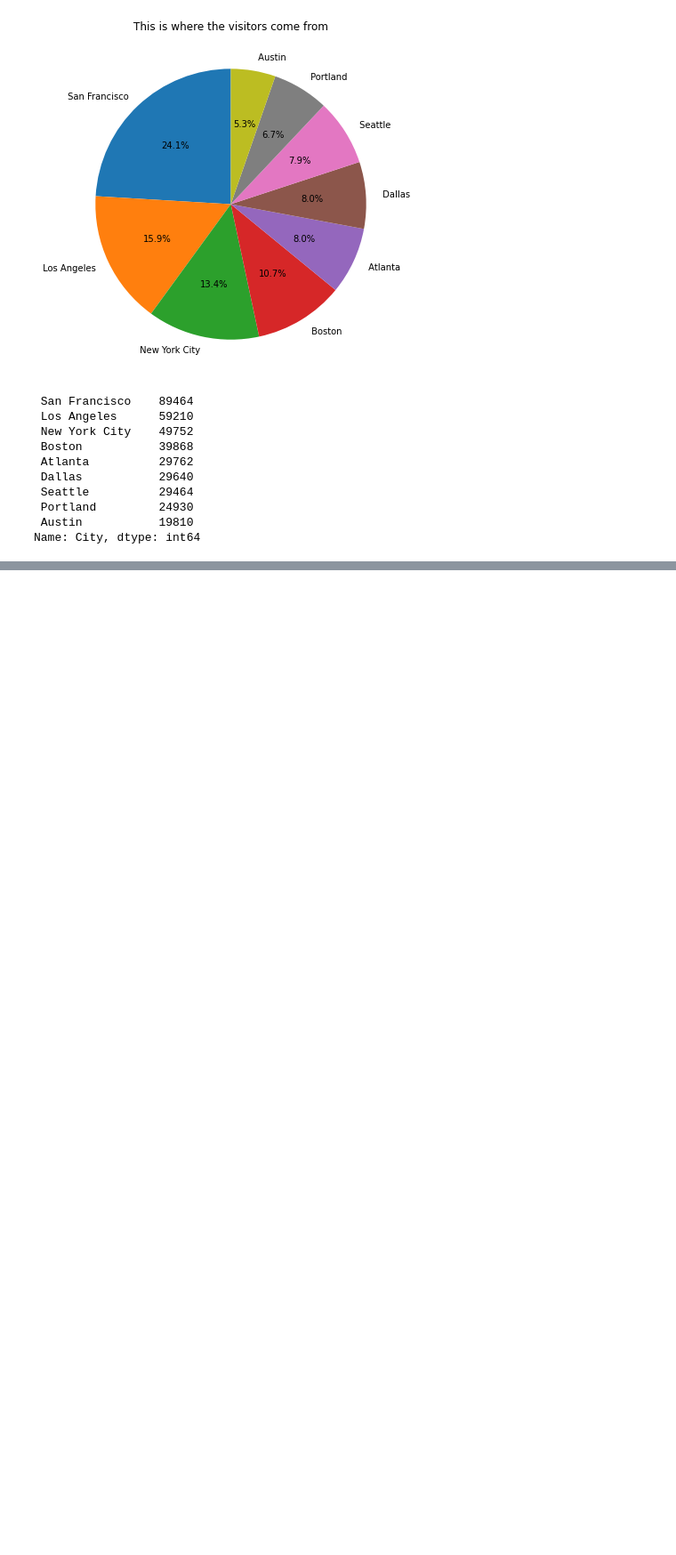
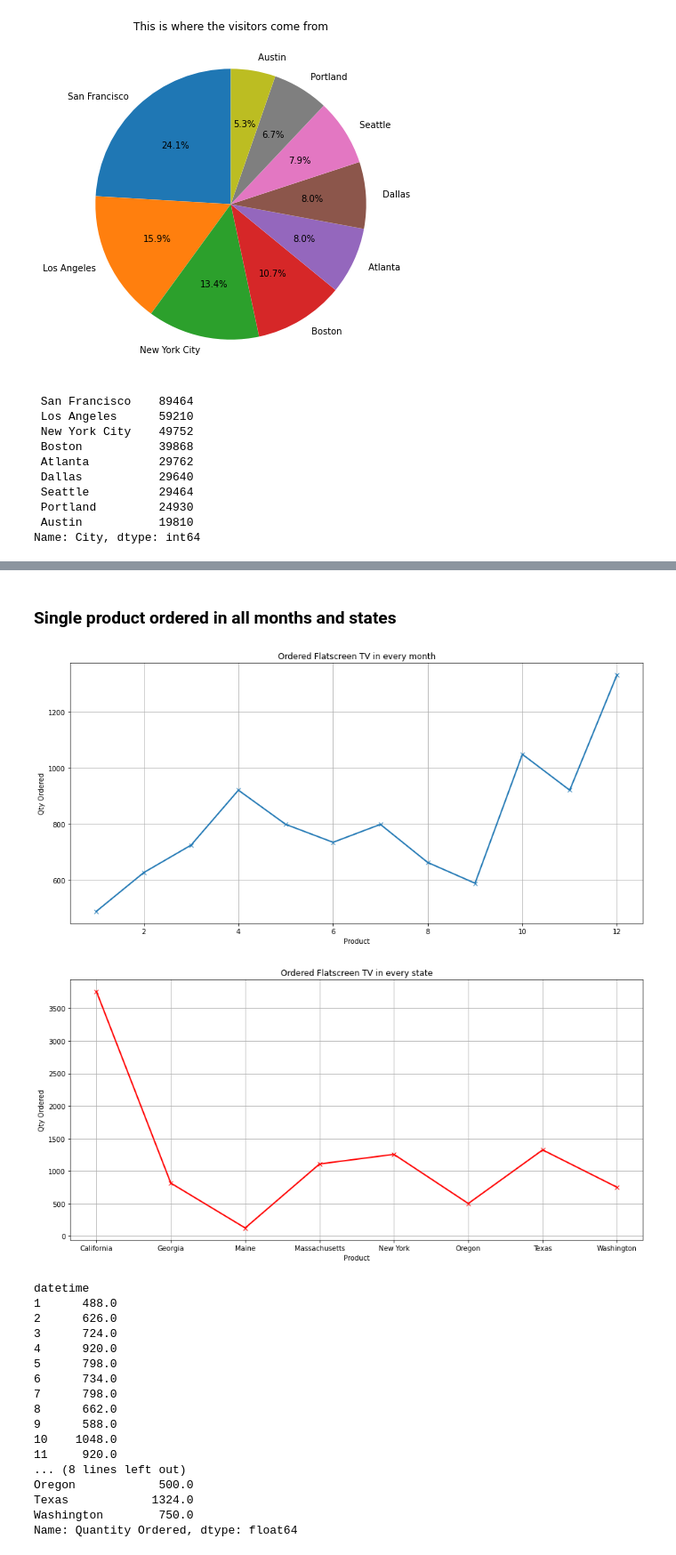
Before and after one commit to MuhammadYusron1/BigData-n-Analytics, a Jupyter notebook: electronics-store-sales-analysis/store_sales_analysis.ipynb, the cells around one changed output, grey strips where cells are left out. Shown at 89% size. Cells and saved outputs as stored; diff of their text form; code cells hidden in the pictures; blank space fills up the shorter version.

```diff
--- a/electronics-store-sales-analysis/store_sales_analysis.ipynb
+++ b/electronics-store-sales-analysis/store_sales_analysis.ipynb
@@ -300,0 +337,49 @@ Index: []
+# %% [markdown]
+### Single product ordered in all months and states
+# %%
+# In every Months
+monthlyProduct = sales_df[sales_df["Product"] == "Flatscreen TV"].groupby(sales_df["datetime"].dt.month)[["Quantity Ordered", "Price Each"]].sum()
+
+# In every States
+inStateProduct = sales_df[sales_df["Product"] == "Flatscreen TV"].groupby("State")[["Quantity Ordered", "Price Each"]].sum()
+
+fig1, ax = plt.subplots(figsize=(15,7))
+plt.title("Ordered Flatscreen TV in every month")
+plt.xlabel("Product")
+plt.ylabel("Qty Ordered")
+plt.xticks(rotation=0)
+plt.grid(True)
+ax.plot(monthlyProduct.index, monthlyProduct["Quantity Ordered"], 'x-', linewidth=2.0)
+
+fig2, ax = plt.subplots(figsize=(15,7))
+plt.title("Ordered Flatscreen TV in every state")
+plt.xlabel("Product")
+plt.ylabel("Qty Ordered")
+plt.xticks(rotation=0)
+plt.grid(True)
+ax.plot(inStateProduct.index, inStateProduct["Quantity Ordered"], 'x-r', linewidth=2.0)
+
+plt.show()
+
+print(monthlyProduct["Quantity Ordered"])
+print(inStateProduct["Quantity Ordered"])
+# %% [output]
+[figure, added]
+[figure, added]
+datetime
+1      488.0
+2      626.0
+3      724.0
+4      920.0
+5      798.0
+6      734.0
+7      798.0
+8      662.0
+9      588.0
+10    1048.0
+11     920.0
+... (8 lines left out)
+Oregon            500.0
+Texas            1324.0
+Washington        750.0
+Name: Quantity Ordered, dtype: float64
```
Also changed, not shown: parts of 3 cells of this notebook.
